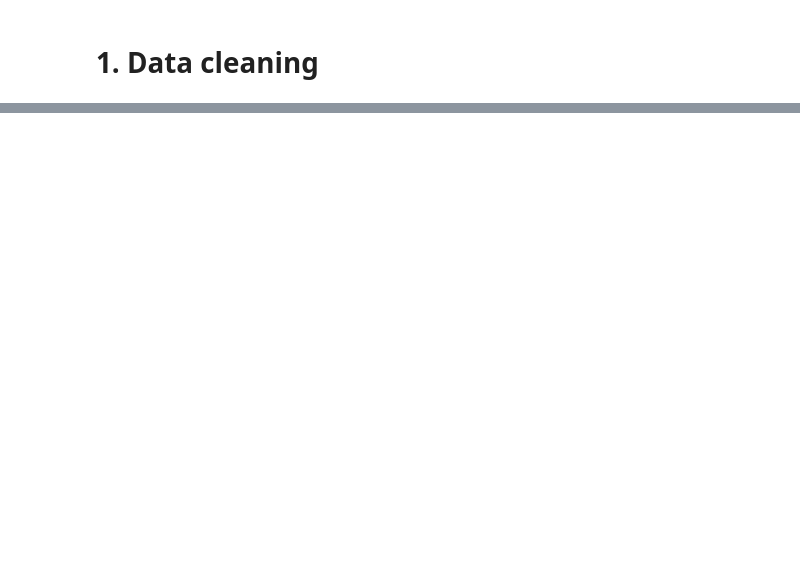
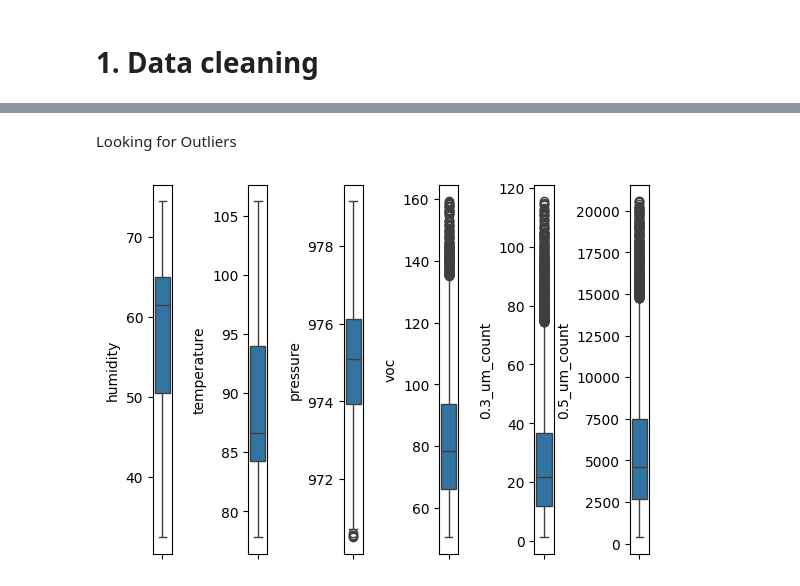
Before and after one commit to dolaemonngeong/BigData_Airbender, a Jupyter notebook: dataclean.py.ipynb, the cells around one changed output, grey strips where cells are left out. Drawn from its saved outputs; the diff is of its cells as text; code cells hidden in the pictures; blank space fills up the shorter version.

```diff
--- a/dataclean.py.ipynb
+++ b/dataclean.py.ipynb
@@ -127,0 +106,25 @@ R2 Score: 0.9999952142470777
+# %% [markdown]
+Looking for Outliers
+# %%
+humidities = data['humidity']
+temperatures = data['temperature']
+pressures = data['pressure']
+vocs = data['voc']
+first_um_count = data['0.3_um_count']
+second_um_count = data['0.5_um_count']
+third_um_count = data['1.0_um_count']
+fourth_um_count= data['2.5_um_count']
+fifth_um_count = data['5.0_um_count']
+sixth_um_count= data['10.0_um_count']
+
+fig, axes = plt.subplots(1,6)
+plt.subplots_adjust(wspace=4)
+sns.boxplot(y=humidities, ax=axes[0])
+sns.boxplot(y=temperatures, ax=axes[1])
+sns.boxplot(y=pressures, ax=axes[2])
+sns.boxplot(y=vocs, ax=axes[3])
+sns.boxplot(y=first_um_count, ax=axes[4])
+sns.boxplot(y=second_um_count, ax=axes[5])
+plt.show()
+# %% [output]
+[figure, added]
```
Also changed, not shown: parts of 15 cells of this notebook.
